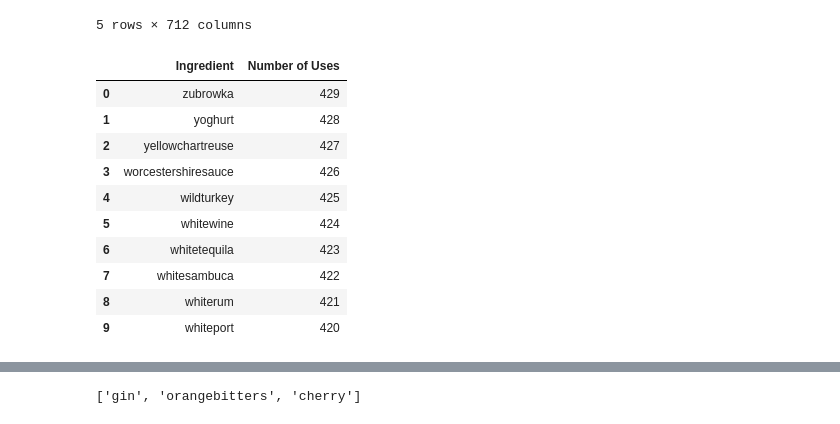
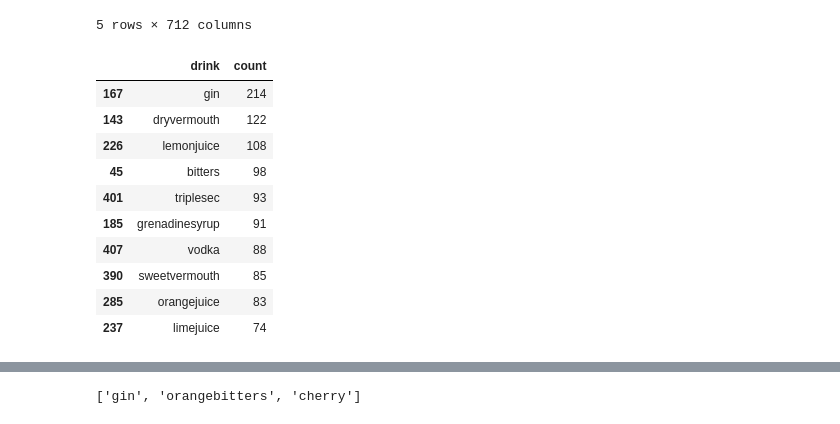
Before and after one commit to saeed44/Cocktail-Recommender, a Jupyter notebook: Cocktail_recom.ipynb, the cells around one changed output, grey strips where cells are left out. Cells and saved outputs as stored; diff of their text form; code cells hidden in the pictures.

```diff
--- a/Cocktail_recom.ipynb
+++ b/Cocktail_recom.ipynb
@@ -345,7 +340,7 @@ cos_sim_df = pd.DataFrame(cos_sim )
 
 
 ### find the count vector
-vocab_vec = count_vec.fit(recipe_df["Recipe"])
+# vocab_vec = count_vec.fit_transform(recipe_df["Recipe"])
 # %%
 cos_sim_df.head()
 # %% [output]
@@ -365,17 +354,16 @@ freq_list = sorted([(ing, count) for ing,count in vocab_vec.vocabulary_.items()]
 # %%
 ### The most used ingredients (Top 10)
-freq_list_df = pd.DataFrame(freq_list, columns=['Ingredient','Number of Uses'])
 
-freq_list_df.iloc[0:10]
+pd.DataFrame(list(zip(count_vec.get_feature_names(),np.asarray(feature_vec.sum(axis=0))[0])), columns=['drink','count']).sort_values(by="count", ascending=False).iloc[0:10]
 # %% [output]
-|  | Ingredient | Number of Uses |
-| 0 | zubrowka | 429 |
-| 1 | yoghurt | 428 |
-| 2 | yellowchartreuse | 427 |
-| 3 | worcestershiresauce | 426 |
-| 4 | wildturkey | 425 |
-| 5 | whitewine | 424 |
-| 6 | whitetequila | 423 |
-| 7 | whitesambuca | 422 |
-| 8 | whiterum | 421 |
-| 9 | whiteport | 420 |
+|  | drink | count |
+| 167 | gin | 214 |
+| 143 | dryvermouth | 122 |
+| 226 | lemonjuice | 108 |
+| 45 | bitters | 98 |
+| 401 | triplesec | 93 |
+| 185 | grenadinesyrup | 91 |
+| 407 | vodka | 88 |
+| 390 | sweetvermouth | 85 |
+| 285 | orangejuice | 83 |
+| 237 | limejuice | 74 |
```
Also changed, not shown: parts of 8 cells of this notebook.
